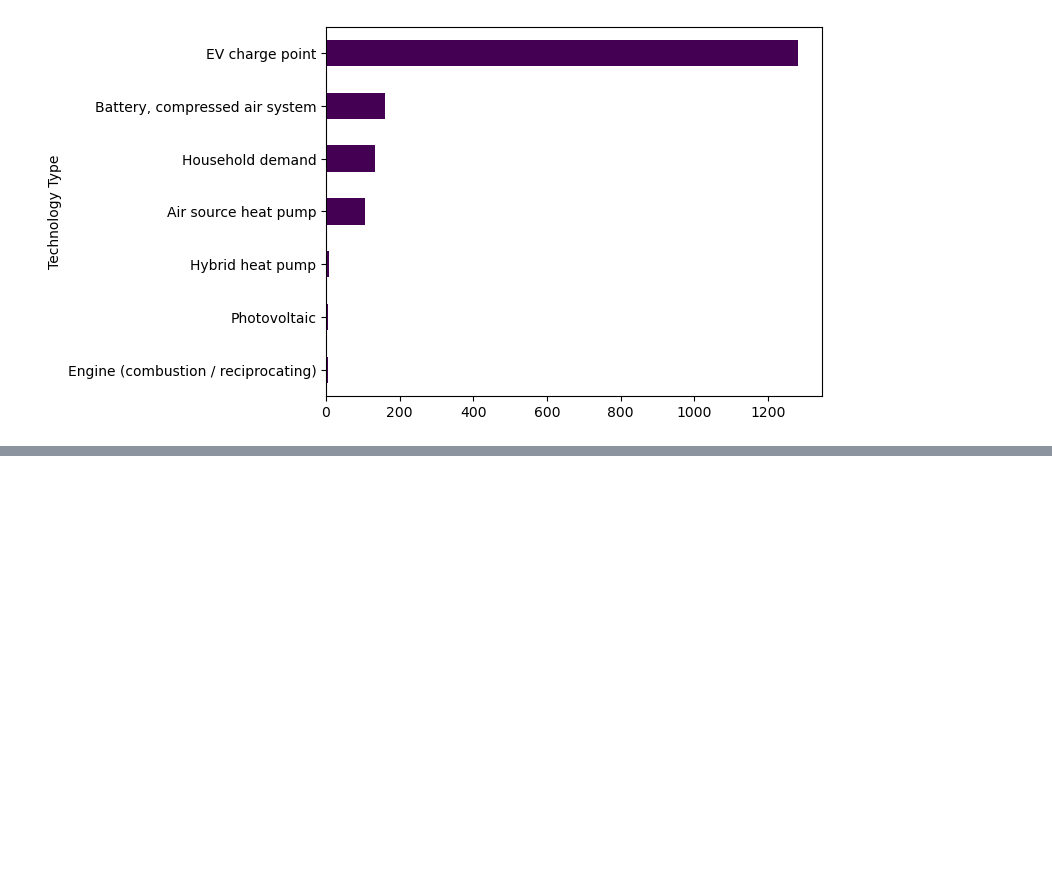
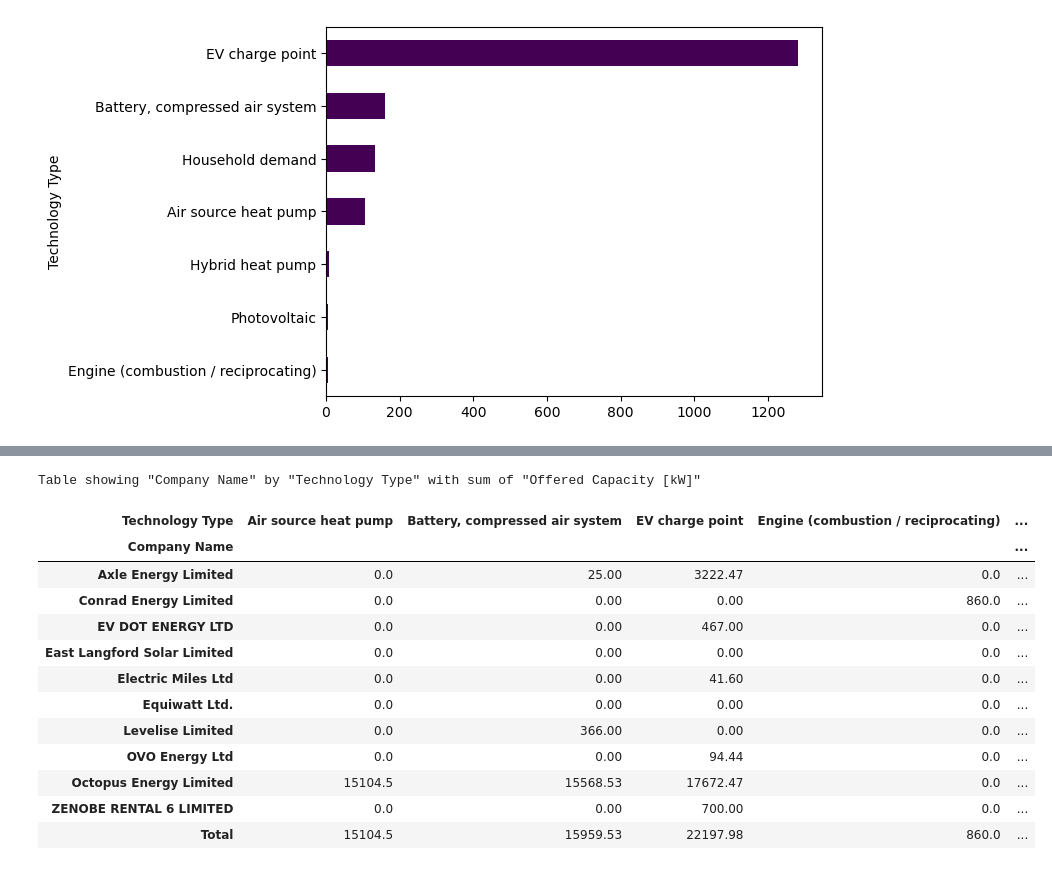
Before and after one commit to johnomage/Flexibility-Trades-Data-EDA, a Jupyter notebook: flex_analysis.ipynb, the cells around one changed output, grey strips where cells are left out. Drawn from its saved outputs; the diff is of its cells as text; code cells hidden in the pictures; blank space fills up the shorter version.

```diff
--- a/flex_analysis.ipynb
+++ b/flex_analysis.ipynb
@@ -72,0 +92,17 @@ data['Technology Type'].value_counts().sort_values().plot(kind='barh', colormap=
+# %%
+display_table(index='Company Name', columns='Technology Type', values='Offered Capacity [kW]')
+# %% [output]
+Table showing "Company Name" by "Technology Type" with sum of "Offered Capacity [kW]"
+| Technology Type | Air source heat pump | Battery, compressed air system | EV charge point | Engine (combustion / reciprocating) | ... |
+| Company Name |  |  |  |  | ... |
+| Axle Energy Limited | 0.0 | 25.00 | 3222.47 | 0.0 | ... |
+| Conrad Energy Limited | 0.0 | 0.00 | 0.00 | 860.0 | ... |
+| EV DOT ENERGY LTD | 0.0 | 0.00 | 467.00 | 0.0 | ... |
+| East Langford Solar Limited | 0.0 | 0.00 | 0.00 | 0.0 | ... |
+| Electric Miles Ltd | 0.0 | 0.00 | 41.60 | 0.0 | ... |
+| Equiwatt Ltd. | 0.0 | 0.00 | 0.00 | 0.0 | ... |
+| Levelise Limited | 0.0 | 366.00 | 0.00 | 0.0 | ... |
+| OVO Energy Ltd | 0.0 | 0.00 | 94.44 | 0.0 | ... |
+| Octopus Energy Limited | 15104.5 | 15568.53 | 17672.47 | 0.0 | ... |
+| ZENOBE RENTAL 6 LIMITED | 0.0 | 0.00 | 700.00 | 0.0 | ... |
+| Total | 15104.5 | 15959.53 | 22197.98 | 860.0 | ... |
```
Also changed, not shown: parts of 12 cells of this notebook.
